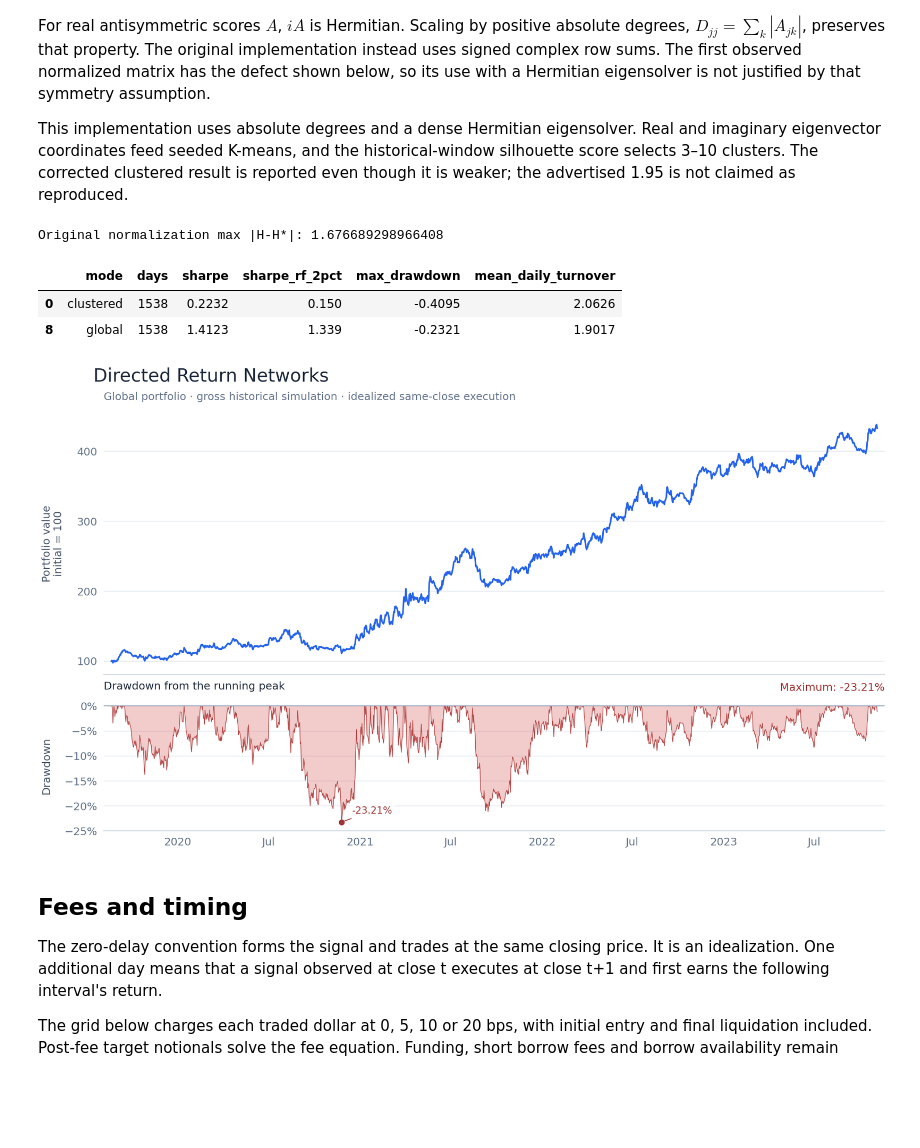
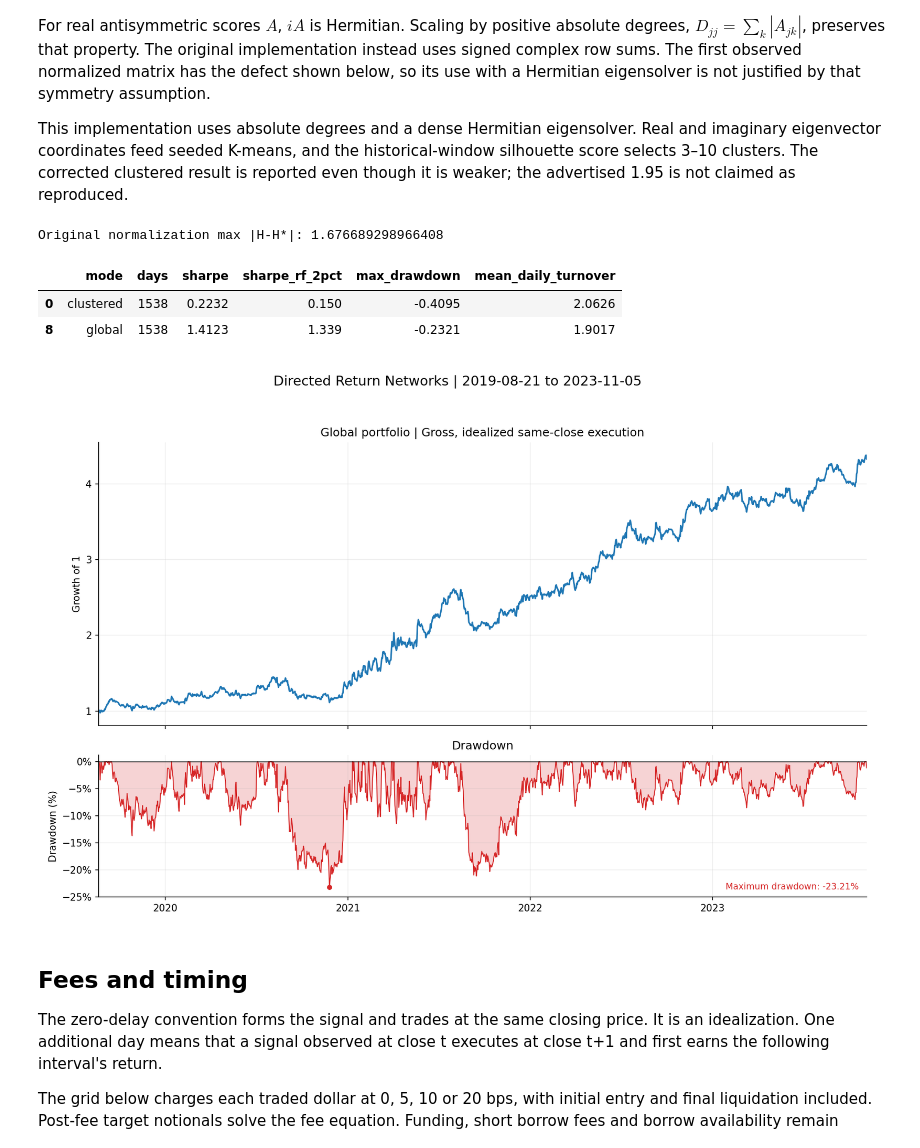
Before and after one commit to Juliansaiani/directed-return-networks, a Jupyter notebook: notebooks/experiments.ipynb, the cells around one changed output. Drawn from its saved outputs; the diff is of its cells as text; code cells hidden in the pictures; blank space fills up the shorter version.

Commit message:
Match chart styling to the PCA Kalman research project

```diff
--- a/notebooks/experiments.ipynb
+++ b/notebooks/experiments.ipynb
@@ -64,14 +64,14 @@ This implementation uses absolute degrees and a dense Hermitian eigensolver. Rea
 # %%
 print("Original normalization max |H-H*|:", audit["normalized_matrix_hermitian_defect"])
 scores = read("scores")
 display(scores.query("cost_bps == 0 and extra_delay == 0")[["mode", "days", "sharpe", "sharpe_rf_2pct", "max_drawdown", "mean_daily_turnover"]].round(4))
-display(Image(filename=str(ARTIFACTS / "directed-return-networks.png")))
+display(Image(filename=str(ARTIFACTS / "overview.png")))
 # %% [output]
 Original normalization max |H-H*|: 1.676689298966408
 |  | mode | days | sharpe | sharpe_rf_2pct | max_drawdown | mean_daily_turnover |
 | 0 | clustered | 1538 | 0.2232 | 0.150 | -0.4095 | 2.0626 |
 | 8 | global | 1538 | 1.4123 | 1.339 | -0.2321 | 1.9017 |
-[figure, old version]
+[figure, new version]
 # %% [markdown]
 ## Fees and timing
 
```
Also changed, not shown: 5 other files.
